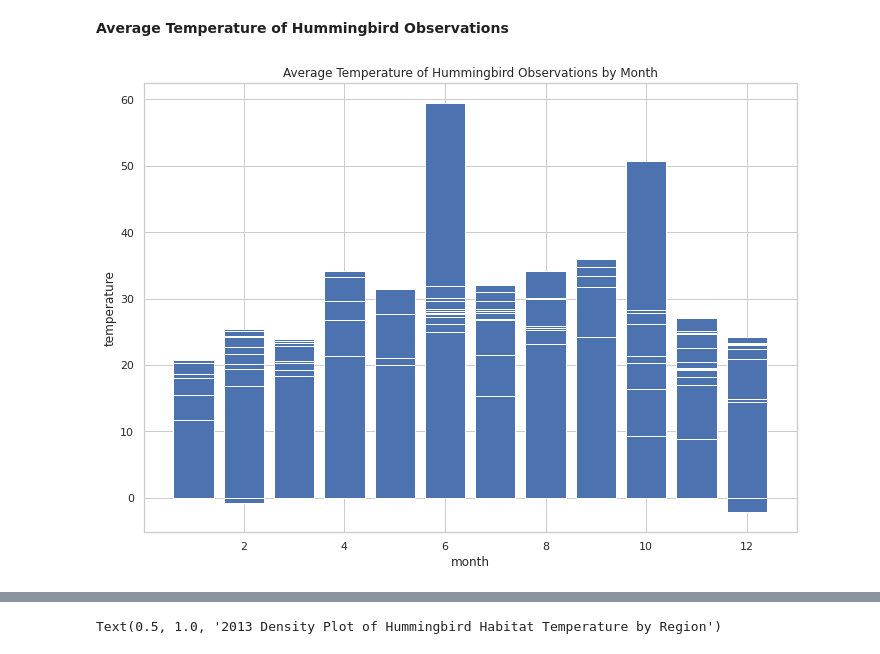
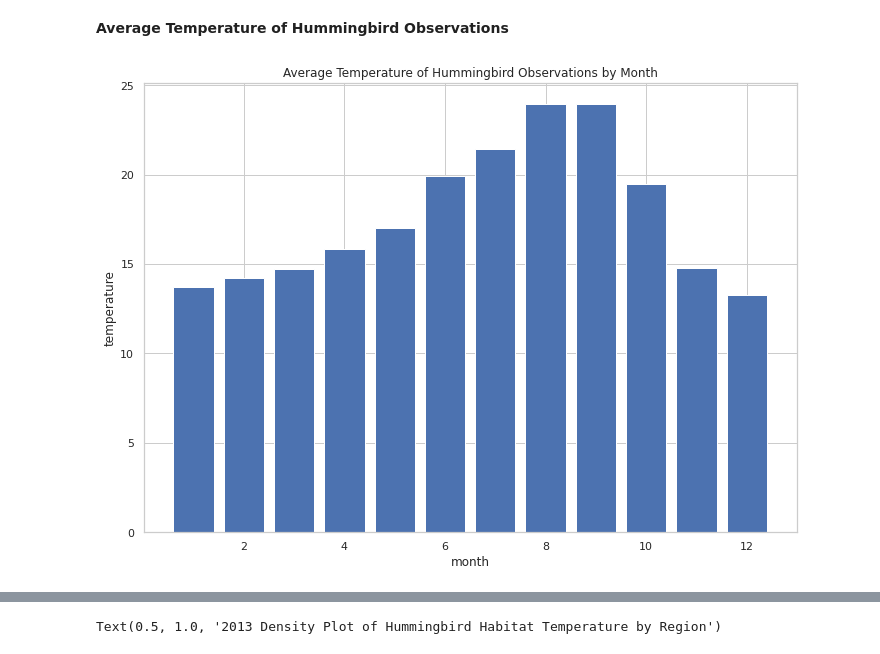
Before and after one commit to imshivs/hummingbirds, a Jupyter notebook: hummingbirds_FINAL_PROJECT.ipynb, the cells around one changed output, grey strips where cells are left out. Cells and saved outputs as stored; diff of their text form; code cells hidden in the pictures.

```diff
--- a/hummingbirds_FINAL_PROJECT.ipynb
+++ b/hummingbirds_FINAL_PROJECT.ipynb
@@ -308,13 +316,14 @@ observations_with_temps[["global_unique_identifier","tavg","latitude","longitude
 **Average Temperature of Hummingbird Observations**
 # %%
 observations_with_temps['tavg'] = pd.to_numeric(observations_with_temps['tavg'])
-plt.bar(observations_with_temps['month'],observations_with_temps['tavg'])
+avg_temp = observations_with_temps[['tavg','month']].groupby('month').mean()
+plt.bar([1,2,3,4,5,6,7,8,9,10,11,12],avg_temp.tavg)
 plt.title('Average Temperature of Hummingbird Observations by Month')
 plt.xlabel('month')
 plt.ylabel('temperature')
 plt.show()
 # %% [output]
-[figure, old version]
+[figure, new version]
 # %%
 observations_with_temps['tavg'] = pd.to_numeric(observations_with_temps['tavg'])
 plt.hist(observations_with_temps['tavg'])
```
Also changed, not shown: parts of 12 cells of this notebook.
